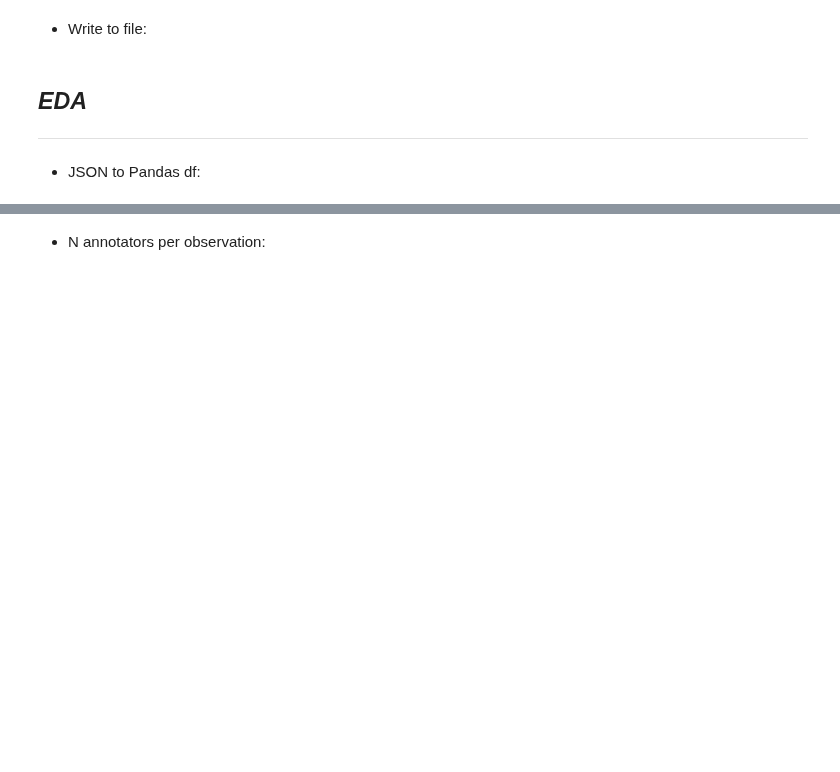
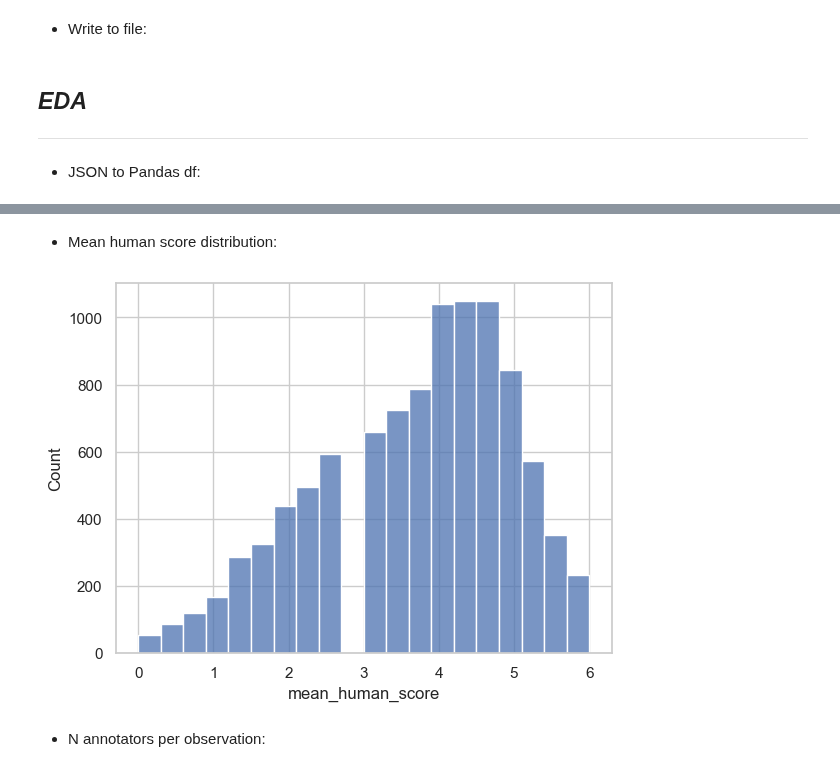
Before and after one commit to Ocean-code-1995/llm-judge-good-enough, a Jupyter notebook: wmt-human/EDA.ipynb, the cells around one changed output, grey strips where cells are left out. Cells and saved outputs as stored; diff of their text form; code cells hidden in the pictures; blank space fills up the shorter version.

```diff
--- a/wmt-human/EDA.ipynb
+++ b/wmt-human/EDA.ipynb
@@ -87,6 +85,12 @@ df.head()
 | 2 | 2 | Michael Jackson wore tape on his ... | Ehemaliger Bodyguard berichtet: M... | Michael Jackson trug Klebeband au... | 4.666667 | [5, 5, 4] | 3 |
 | 3 | 3 | Michael Jackson wore tape on his ... | Ehemaliger Bodyguard berichtet: M... | Michael Jackson trug Klebeband au... | 4.000000 | [4, 4, 4] | 3 |
 | 4 | 4 | Michael Jackson wore tape on his ... | Ehemaliger Bodyguard berichtet: M... | Michael Jackson trug Klebeband au... | 2.666667 | [4, 0, 4] | 3 |
+# %% [markdown]
+- Mean human score distribution:
+# %%
+sns.histplot(data=df, x='mean_human_score', bins=20);
+# %% [output]
+[figure, added]
 # %% [markdown]
 - N annotators per observation:
 # %%
```
Also changed, not shown: parts of 7 cells of this notebook.
